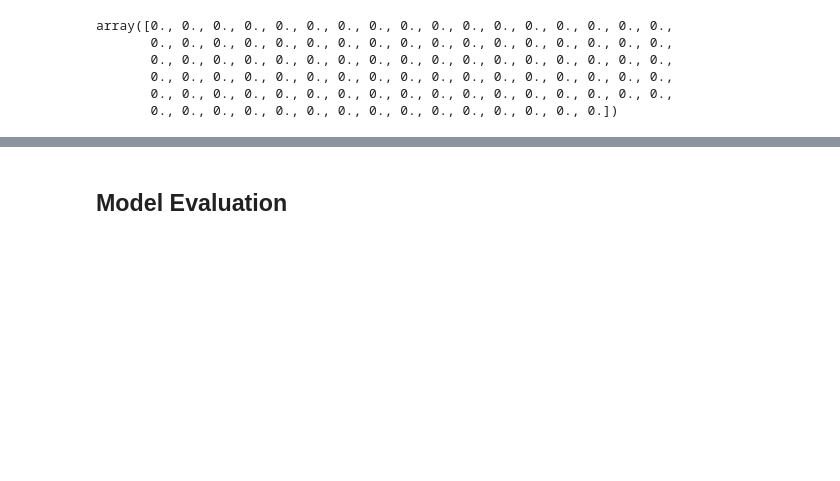
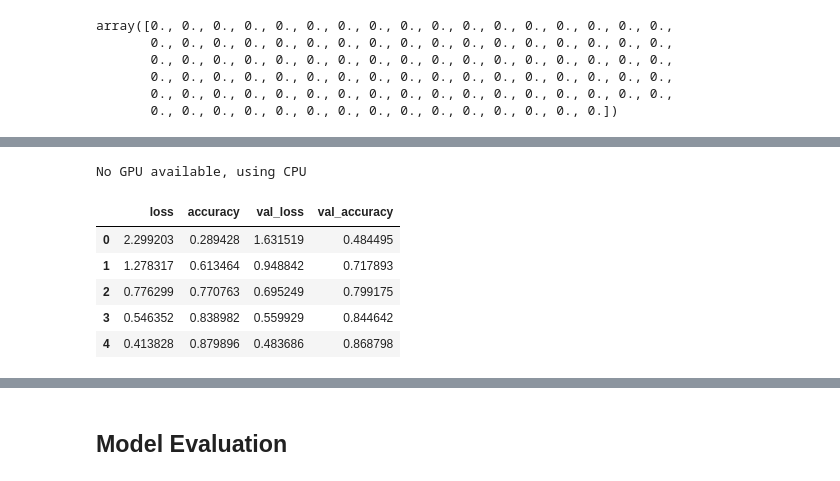
Before and after one commit to Chinmaynagori2/emoji_suggestor, a Jupyter notebook: model/Untitled.ipynb, the cells around one changed output, grey strips where cells are left out. Drawn from its saved outputs; the diff is of its cells as text; code cells hidden in the pictures; blank space fills up the shorter version.

```diff
--- a/model/Untitled.ipynb
+++ b/model/Untitled.ipynb
@@ -280,2 +405,0 @@ df.duplicated().sum()
-# %%
-Y = df['Label'].values
@@ -541,0 +583,31 @@ model4.compile(loss = 'categorical_crossentropy',
+# %%
+model = Sequential()
+
+model.add(Embedding(input_dim = len(word2index) + 1,
+              output_dim = embed_size,
+              input_length = maxlen,
+              weights = [embedding_matrix]
+              ))
+
+# model.add(Embedding(len(word2index)+1, embed_size, input_length=maxlen))
+model.add(Bidirectional(LSTM(80,return_sequences=True)))
+model.add(Bidirectional(LSTM(80,return_sequences=True)))
+model.add(GlobalMaxPool1D())
+model.add(Dropout(0.5))
+model.add(Dense(64, activation="relu"))
+model.add(Dropout(0.5))
+model.add(Dense(20, activation="softmax"))
+
+from tensorflow.keras.callbacks import EarlyStopping
+
+early_stop = EarlyStopping(monitor="val_loss", mode="min", patience=0,verbose=1)
+
+model.compile(loss = 'categorical_crossentropy',
+             optimizer = "adam",
+             metrics=["accuracy"])
+# %%
+batch_size=65
+# class_weight_dict = dict(enumerate(class_weights))
+
+model.fit(x_train, y_train, batch_size=batch_size, epochs = 5,
+          shuffle=True,validation_data=(x_test, y_test), callbacks=[early_stop])
@@ -666,2 +665,13 @@ Epoch 25/25
+# %%
+physical_devices = tensorflow.config.list_physical_devices('GPU')
+
+if len(physical_devices) > 0:
+    print("GPU is available")
+    for device in physical_devices:
+        print(device)
+else:
+    print("No GPU available, using CPU")
+# %% [output]
+No GPU available, using CPU
 # %%
 loss1 = pd.DataFrame(model.history.history)
@@ -671 +681,10 @@ loss4 = pd.DataFrame(model4.history.history)
 loss5 = pd.DataFrame(model5.history.history)
+# %%
+loss1
+# %% [output]
+|  | loss | accuracy | val_loss | val_accuracy |
+| 0 | 2.299203 | 0.289428 | 1.631519 | 0.484495 |
+| 1 | 1.278317 | 0.613464 | 0.948842 | 0.717893 |
+| 2 | 0.776299 | 0.770763 | 0.695249 | 0.799175 |
+| 3 | 0.546352 | 0.838982 | 0.559929 | 0.844642 |
+| 4 | 0.413828 | 0.879896 | 0.483686 | 0.868798 |
```
Also changed, not shown: parts of 143 cells of this notebook, 1 other file.
